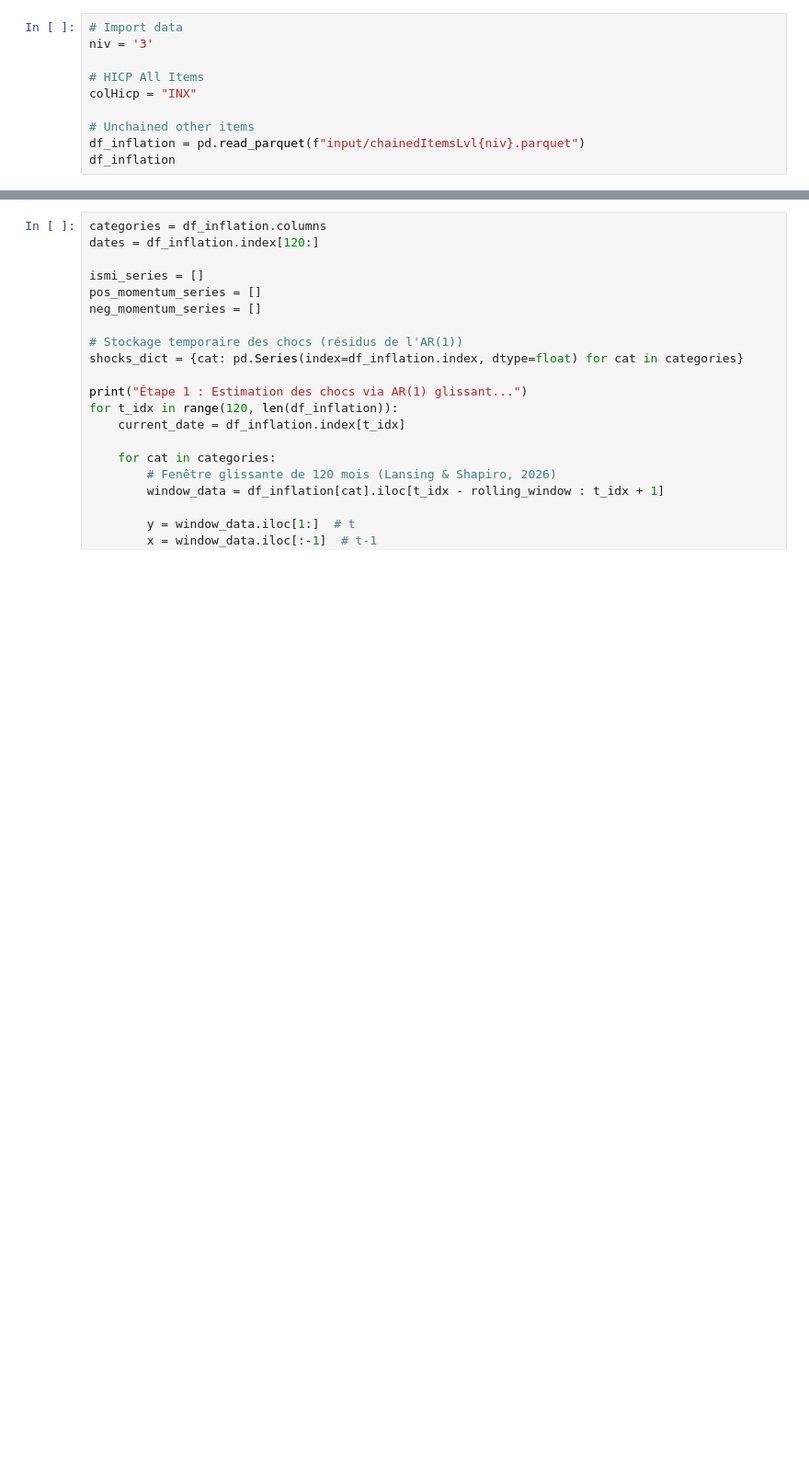
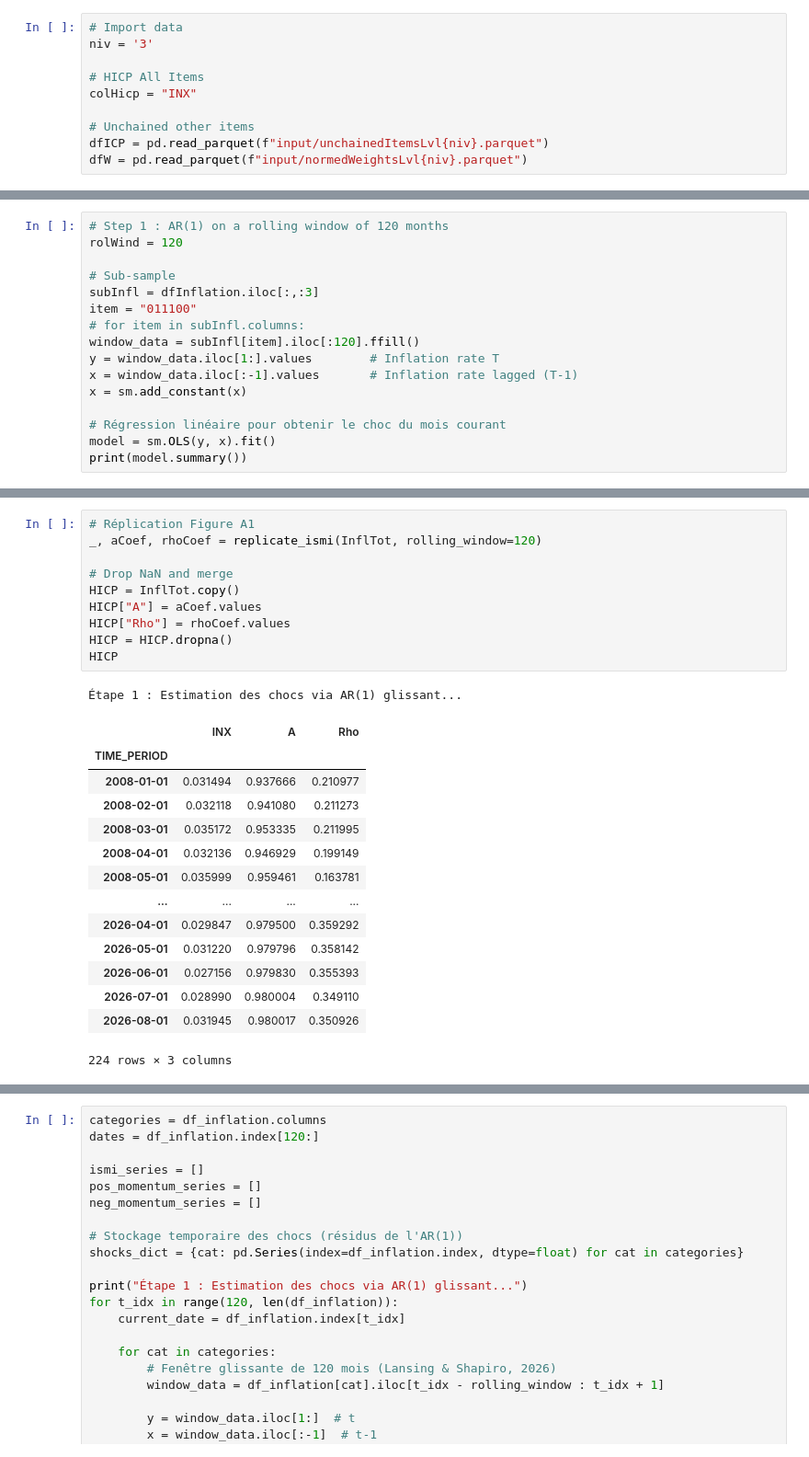
Before and after one commit to Lea-Gosselin/ismi-index, a Jupyter notebook: main.ipynb, the cells around one changed output, grey strips where cells are left out. Shown at 92% size. Saved outputs shown, nothing was run; the diff lists cells and outputs as text; blank space fills up the shorter version.

```diff
--- a/main.ipynb
+++ b/main.ipynb
@@ -10,5 +11,5 @@ niv = '3'
 colHicp = "INX"
 
 # Unchained other items
-df_inflation = pd.read_parquet(f"input/chainedItemsLvl{niv}.parquet")
-df_inflation
+dfICP = pd.read_parquet(f"input/unchainedItemsLvl{niv}.parquet")
+dfW = pd.read_parquet(f"input/normedWeightsLvl{niv}.parquet")
@@ -29,0 +21,16 @@ df_inflation
+# %%
+# Step 1 : AR(1) on a rolling window of 120 months
+rolWind = 120
+
+# Sub-sample
+subInfl = dfInflation.iloc[:,:3]
+item = "011100"
+# for item in subInfl.columns:
+window_data = subInfl[item].iloc[:120].ffill()
+y = window_data.iloc[1:].values        # Inflation rate T
+x = window_data.iloc[:-1].values       # Inflation rate lagged (T-1)
+x = sm.add_constant(x)
+
+# Régression linéaire pour obtenir le choc du mois courant
+model = sm.OLS(y, x).fit()
+print(model.summary())
@@ -101,0 +176,26 @@ def replicate_ismi(df_inflation, df_weights, rolling_window=120, k=3):
+# %%
+# Réplication Figure A1
+_, aCoef, rhoCoef = replicate_ismi(InflTot, rolling_window=120)
+
+# Drop NaN and merge
+HICP = InflTot.copy()
+HICP["A"] = aCoef.values
+HICP["Rho"] = rhoCoef.values
+HICP = HICP.dropna()
+HICP
+# %% [output]
+Étape 1 : Estimation des chocs via AR(1) glissant...
+|  | INX | A | Rho |
+| TIME_PERIOD |  |  |  |
+| 2008-01-01 | 0.031494 | 0.937666 | 0.210977 |
+| 2008-02-01 | 0.032118 | 0.941080 | 0.211273 |
+| 2008-03-01 | 0.035172 | 0.953335 | 0.211995 |
+| 2008-04-01 | 0.032136 | 0.946929 | 0.199149 |
+| 2008-05-01 | 0.035999 | 0.959461 | 0.163781 |
+| ... | ... | ... | ... |
+| 2026-04-01 | 0.029847 | 0.979500 | 0.359292 |
+| 2026-05-01 | 0.031220 | 0.979796 | 0.358142 |
+| 2026-06-01 | 0.027156 | 0.979830 | 0.355393 |
+| 2026-07-01 | 0.028990 | 0.980004 | 0.349110 |
+| 2026-08-01 | 0.031945 | 0.980017 | 0.350926 |
+224 rows × 3 columns
```
Also changed, not shown: parts of 8 cells of this notebook, 2 other files.
